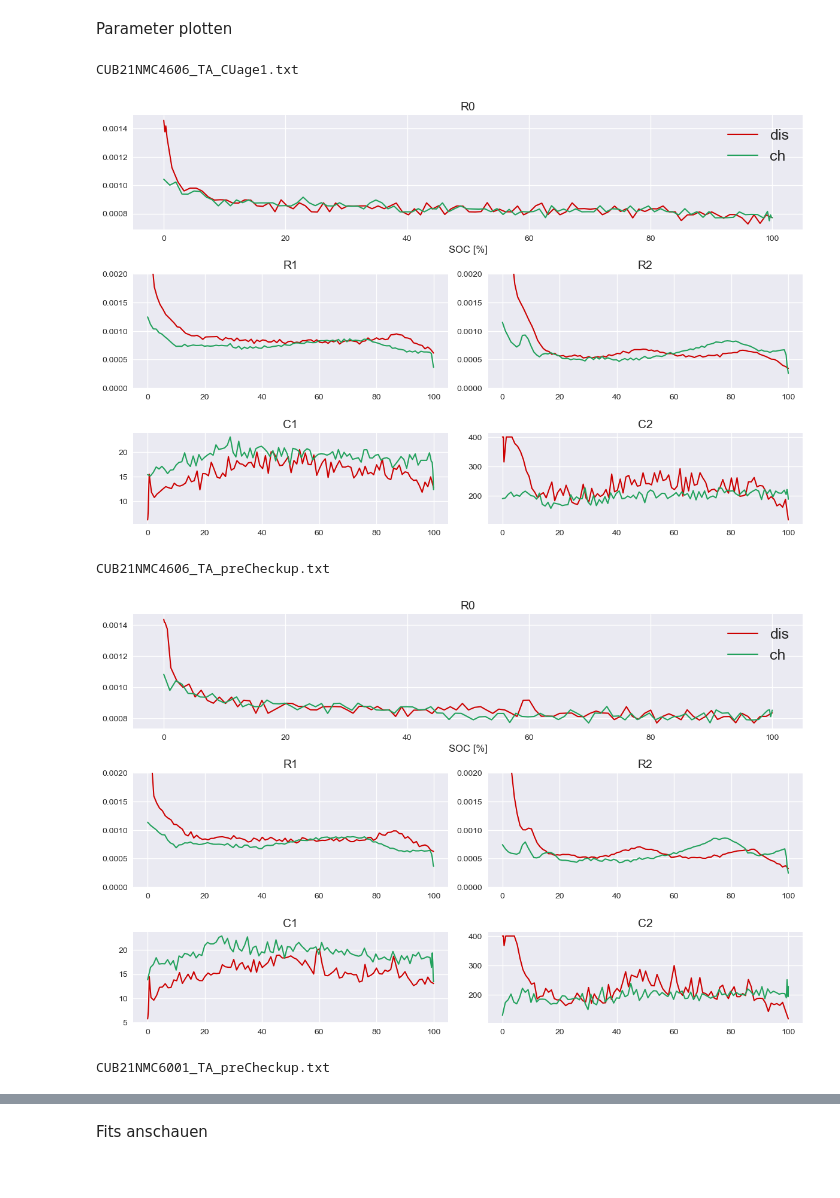
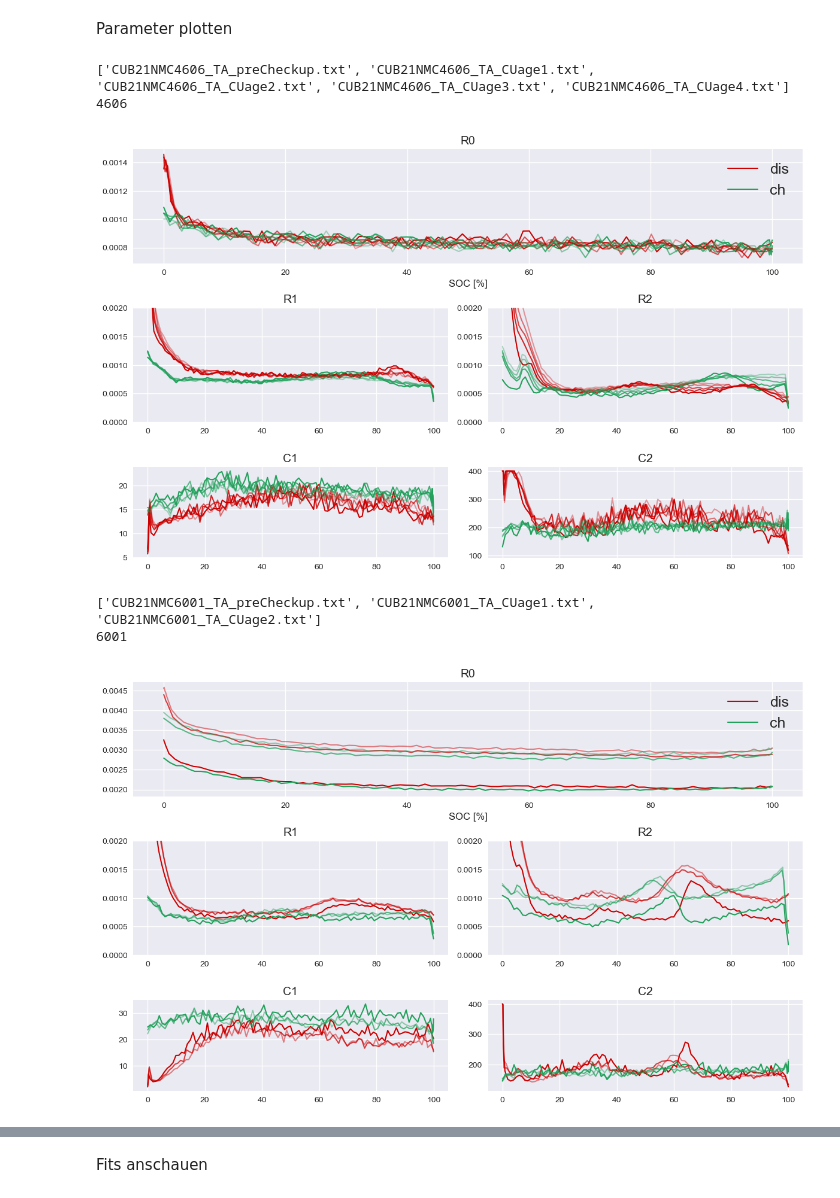
Before and after one commit to dieterduese/Projekt_Entropie, a Jupyter notebook: CheckUp.ipynb, the cells around one changed output, grey strips where cells are left out. Drawn from its saved outputs; the diff is of its cells as text; code cells hidden in the pictures.

```diff
--- a/CheckUp.ipynb
+++ b/CheckUp.ipynb
@@ -390,8 +395,11 @@ Parameter plotten
 xAchse_t="SOC[%]"
 # xAchse_t="U[V]"
 #-------------------------------
-
-for c in fit_all.keys():
+for cell in ["4606","6001"]:
+    zähler=0
+    zelle_tests=[test for test in fit_all.keys() if cell in test.lower()]
+    zelle_tests=[zelle_tests[-1]]+zelle_tests[:-1]
+    print(zelle_tests)
     fig = plt.figure(figsize=(12, 8))
     gs = gridspec.GridSpec(3, 2, height_ratios=[1, 1, 0.8])  # 3 Zeilen, 2 Spalten
 
@@ -400,53 +408,64 @@ for c in fit_all.keys():
     ax11 = fig.add_subplot(gs[1, 1])  # mitte rechts
     ax20 = fig.add_subplot(gs[2, 0])  # unten links
     ax21 = fig.add_subplot(gs[2, 1])  # unten rechts
 
-    # Plotten
-    if xAchse_t=="SOC[%]":
-        x_t1=IR_all[c][0][0,:]/IR_all[c][0][0,0]*100
-        x_t2=IR_all[c][1][0,:]/IR_all[c][1][0,-1]*100
-    elif xAchse_t=="U[V]":
-       x_t1=IR_all[c][0][1,:]
-       x_t2=IR_all[c][1][1,:]
+    for c in zelle_tests:
+        anzahl=len(zelle_tests)
+        a=1-zähler/anzahl*0.8
+        # Plotten
+        if xAchse_t=="SOC[%]":
+            x_t1=IR_all[c][0][0,:]/IR_all[c][0][0,0]*100
+            x_t2=IR_all[c][1][0,:]/IR_all[c][1][0,-1]*100
+        elif xAchse_t=="U[V]":
+            x_t1=IR_all[c][0][1,:]
+            x_t2=IR_all[c][1][1,:]
 
-    ax00.plot(x_t1, fit_all[c][0][1,:], label="dis")
-    ax10.plot(x_t1, fit_all[c][0][2,:])
-    ax20.plot(x_t1, fit_all[c][0][3,:])
-    ax11.plot(x_t1, fit_all[c][0][4,:])
-    ax21.plot(x_t1, fit_all[c][0][5,:])
+        # Nur beim ersten Plot Label setzen
+        label_dis = "dis" if zähler == 0 else None
+        label_ch  = "ch"  if zähler == 0 else None
 
-    ax00.plot(x_t2, fit_all[c][1][1,:], label="ch")
-    ax10.plot(x_t2, fit_all[c][1][2,:])
-    ax20.plot(x_t2, fit_all[c][1][3,:])
-    ax11.plot(x_t2, fit_all[c][1][4,:])
-    ax21.plot(x_t2, fit_all[c][1][5,:])
+        # Entladen (rot)
+        ax00.plot(x_t1, fit_all[c][0][1, :], label=label_dis, alpha=a, color='#cc0000')
+        ax10.plot(x_t1, fit_all[c][0][2, :], alpha=a, color='#cc0000')
+        ax20.plot(x_t1, fit_all[c][0][3, :], alpha=a, color='#cc0000')
+        ax11.plot(x_t1, fit_all[c][0][4, :], alpha=a, color='#cc0000')
+        ax21.plot(x_t1, fit_all[c][0][5, :], alpha=a, color='#cc0000')
+
+        # Laden (grün)
+        ax00.plot(x_t2, fit_all[c][1][1, :], label=label_ch, alpha=a, color='#22a15c')
+        ax10.plot(x_t2, fit_all[c][1][2, :], alpha=a, color='#22a15c')
+        ax20.plot(x_t2, fit_all[c][1][3, :], alpha=a, color='#22a15c')
+        ax11.plot(x_t2, fit_all[c][1][4, :], alpha=a, color='#22a15c')
+        ax21.plot(x_t2, fit_all[c][1][5, :], alpha=a, color='#22a15c')
+        zähler+=1
 
     # Achsen Titel
     ax00.set_title("R0",fontsize=14)
     ax10.set_title("R1",fontsize=14)
     ax11.set_title("R2",fontsize=14)
     ax20.set_title("C1",fontsize=14)
     ax21.set_title("C2",fontsize=14)
 
     # # ylim
     if xAchse_t=="SOC[%]":
         ax10.set_ylim(0, 0.002)
         ax11.set_ylim(0, 0.002)
 
     # Legende
     ax00.legend()
     ax00.set_xlabel("SOC [%]", fontsize=12)
 
     # Gesamttitel
     # fig.suptitle(c, fontsize=16, fontweight='bold', y=0.98)
-    print(c)
+    print(cell)
 
     plt.tight_layout()
     plt.subplots_adjust(top=0.9)  # Etwas Platz für den Suptitle
     plt.show()
 # %% [output]
-CUB21NMC4606_TA_CUage1.txt
+['CUB21NMC4606_TA_preCheckup.txt', 'CUB21NMC4606_TA_CUage1.txt', 'CUB21NMC4606_TA_CUage2.txt', 'CUB21NMC4606_TA_CUage3.txt', 'CUB21NMC4606_TA_CUage4.txt']
+4606
-[figure, old version]
+[figure, new version]
-CUB21NMC4606_TA_preCheckup.txt
+['CUB21NMC6001_TA_preCheckup.txt', 'CUB21NMC6001_TA_CUage1.txt', 'CUB21NMC6001_TA_CUage2.txt']
+6001
-[figure, old version]
+[figure, new version]
-CUB21NMC6001_TA_preCheckup.txt
```
Also changed, not shown: parts of 5 cells of this notebook, 1 other file.
